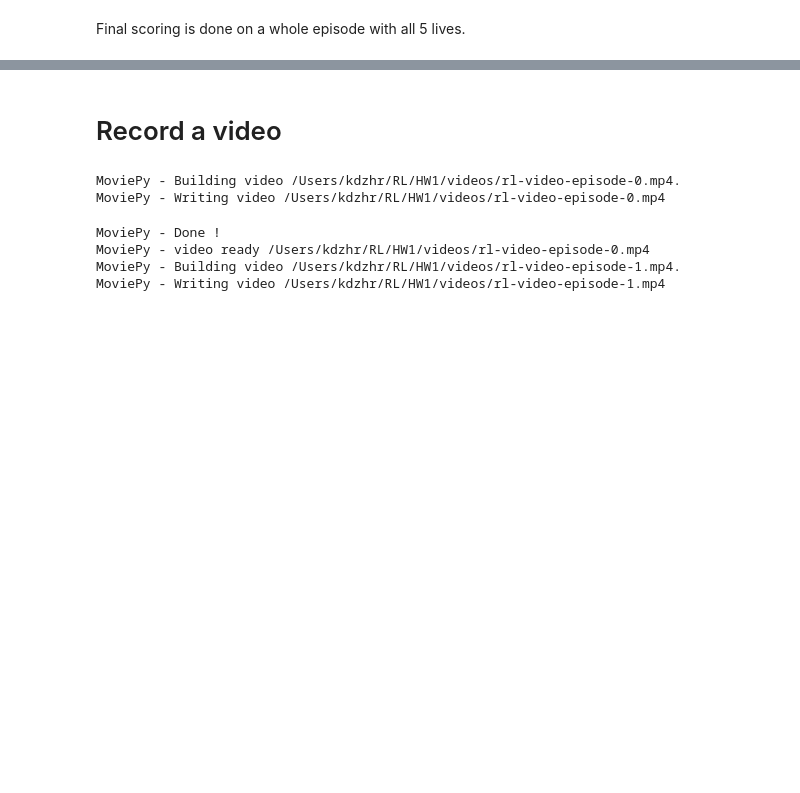
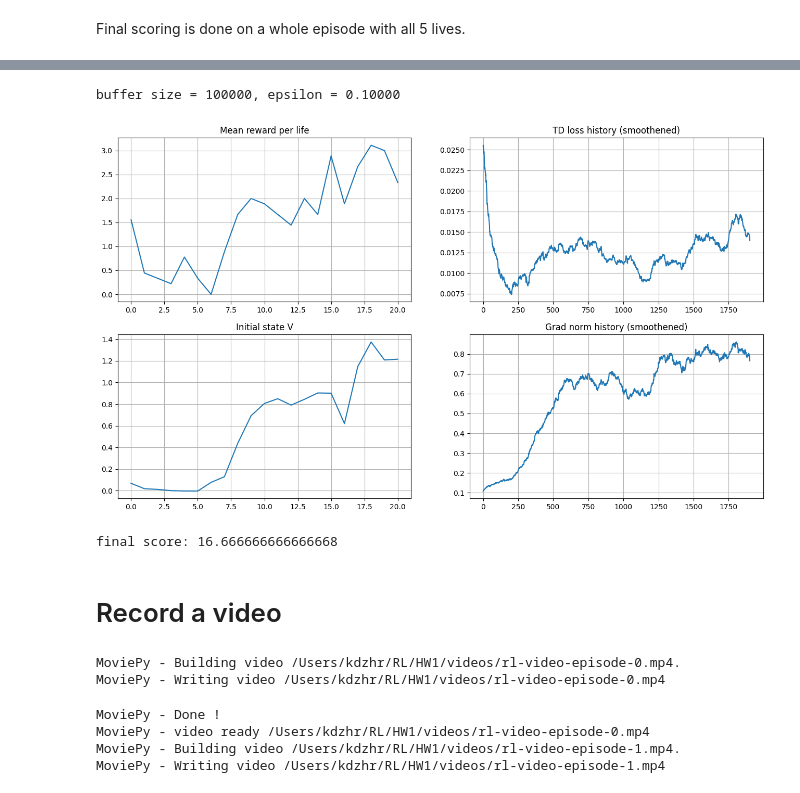
Before and after one commit to KDZHR/RL_Project, a Jupyter notebook: ce_hl_gauss.ipynb, the cells around one changed output, grey strips where cells are left out. Drawn from its saved outputs; the diff is of its cells as text; code cells hidden in the pictures; blank space fills up the shorter version.

```diff
--- a/ce_hl_gauss.ipynb
+++ b/ce_hl_gauss.ipynb
@@ -296,3 +64,37 @@ The task has something in common with supervised learning: loss is optimized thr
+# %%
+config = {
+    "seed": 42,
+    "timesteps_per_epoch": 1,
+    "batch_size": 32,
+    "total_steps": 100000,
+    "decay_steps": 50000,
+    "lr": 6.25e-5,
+    "init_epsilon": 1,
+    "final_epsilon": 0.1,
+    "loss_freq": 50,
+    "refresh_target_network_freq": 5000,
+    "eval_freq": 5000,
+    "max_grad_norm": 50,
+    "n_lives": 5,
+    "device": "mps",
+    "stop_after_n_steps": 100000,
+    "td_loss_func" : losses.compute_td_loss,
+    "model_type" : dqn.DQNAgent
+}
+results = train(config)
+os.makedirs("results", exist_ok=True)
+with open(f'results/mse_seed{config["seed"]}.pkl', 'wb') as file:
+    pickle.dump(results, file)
+
+final_score = metrics.evaluate(
+  make_env(clip_rewards=False, seed=9),
+    results["agent"], n_games=30, greedy=True, t_max=10 * 1000
+) * config["n_lives"]
+print('final score:', final_score)
+# %% [output]
+buffer size = 100000, epsilon = 0.10000
+[figure, added]
+final score: 16.666666666666668
 # %% [markdown]
 # Record a video
 # %%
```
Also changed, not shown: parts of 8 cells of this notebook, 2 other files.
